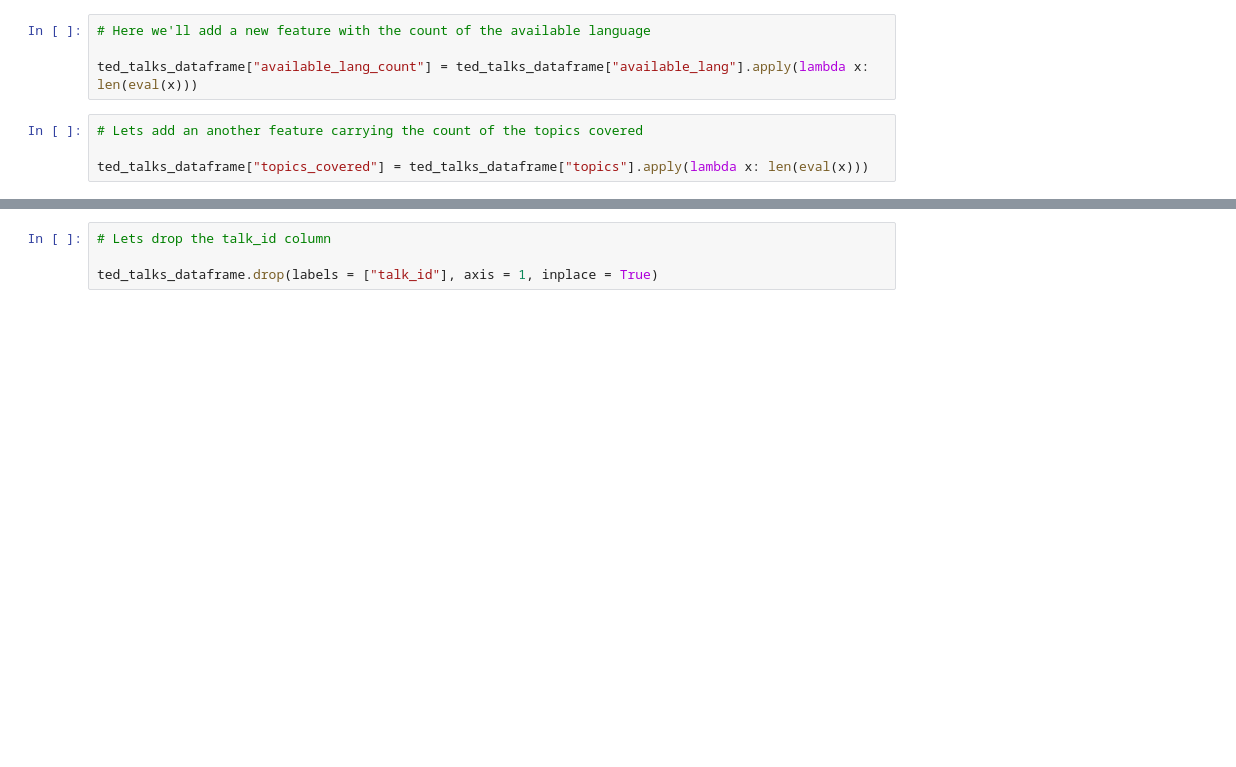
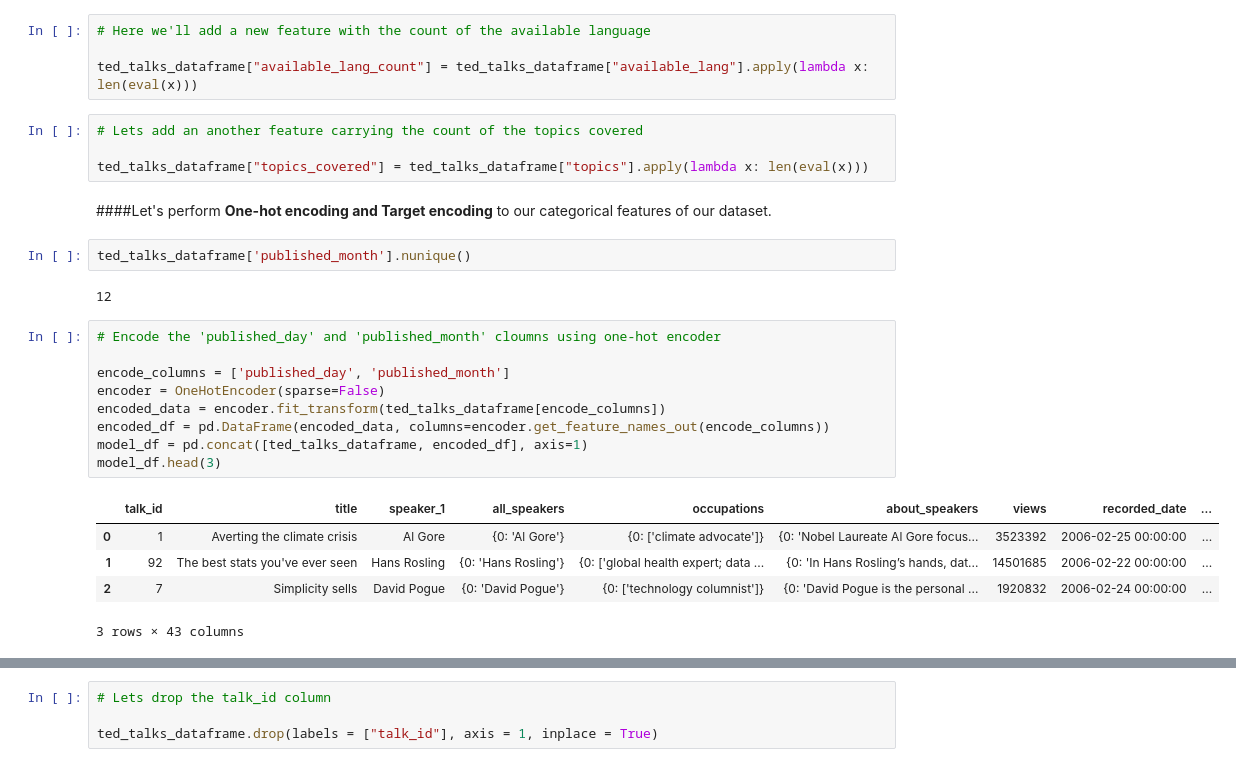
Before and after one commit to Mohamed-Harish-M-123/Capstone-Project-II, a Jupyter notebook: TED_Talks_views_prediction.ipynb, the cells around one changed output, grey strips where cells are left out. Drawn from its saved outputs; the diff is of its cells as text; blank space fills up the shorter version.

Commit message:
encoding for day, month and event were done.

```diff
--- a/TED_Talks_views_prediction.ipynb
+++ b/TED_Talks_views_prediction.ipynb
@@ -553,3 +533,24 @@ ted_talks_dataframe["available_lang_count"] = ted_talks_dataframe["available_lan
 # Lets add an another feature carrying the count of the topics covered
 
 ted_talks_dataframe["topics_covered"] = ted_talks_dataframe["topics"].apply(lambda x: len(eval(x)))
+# %% [markdown]
+####Let's perform **One-hot encoding and Target encoding** to our categorical features of our dataset.
+# %%
+ted_talks_dataframe['published_month'].nunique()
+# %% [output]
+12
+# %%
+# Encode the 'published_day' and 'published_month' cloumns using one-hot encoder
+
+encode_columns = ['published_day', 'published_month']
+encoder = OneHotEncoder(sparse=False)
+encoded_data = encoder.fit_transform(ted_talks_dataframe[encode_columns])
+encoded_df = pd.DataFrame(encoded_data, columns=encoder.get_feature_names_out(encode_columns))
+model_df = pd.concat([ted_talks_dataframe, encoded_df], axis=1)
+model_df.head(3)
+# %% [output]
+|  | talk_id | title | speaker_1 | all_speakers | occupations | about_speakers | views | recorded_date | ... |
+| 0 | 1 | Averting the climate crisis | Al Gore | {0: 'Al Gore'} | {0: ['climate advocate']} | {0: 'Nobel Laureate Al Gore focus... | 3523392 | 2006-02-25 00:00:00 | ... |
+| 1 | 92 | The best stats you've ever seen | Hans Rosling | {0: 'Hans Rosling'} | {0: ['global health expert; data ... | {0: 'In Hans Rosling’s hands, dat... | 14501685 | 2006-02-22 00:00:00 | ... |
+| 2 | 7 | Simplicity sells | David Pogue | {0: 'David Pogue'} | {0: ['technology columnist']} | {0: 'David Pogue is the personal ... | 1920832 | 2006-02-24 00:00:00 | ... |
+3 rows × 43 columns
```
Also changed, not shown: parts of 15 cells of this notebook.
